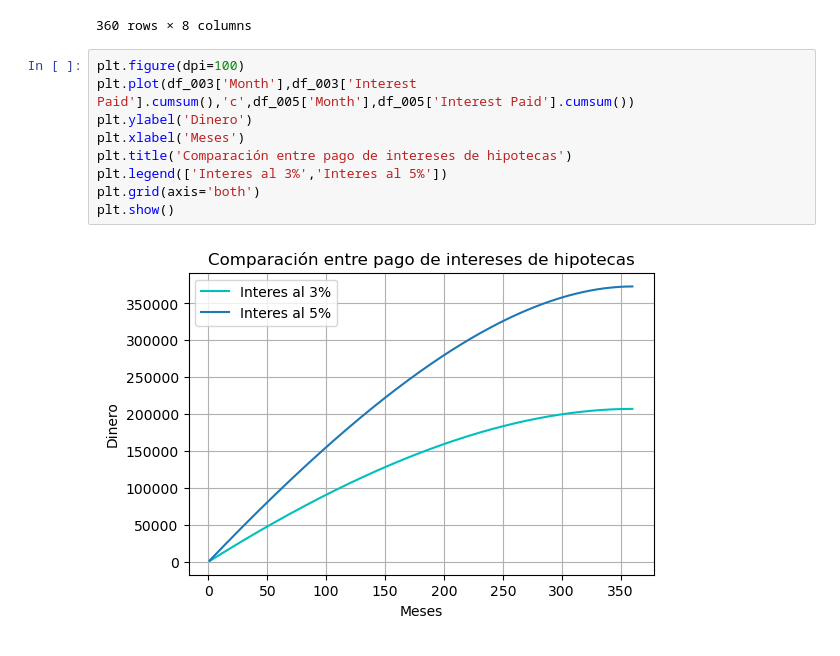
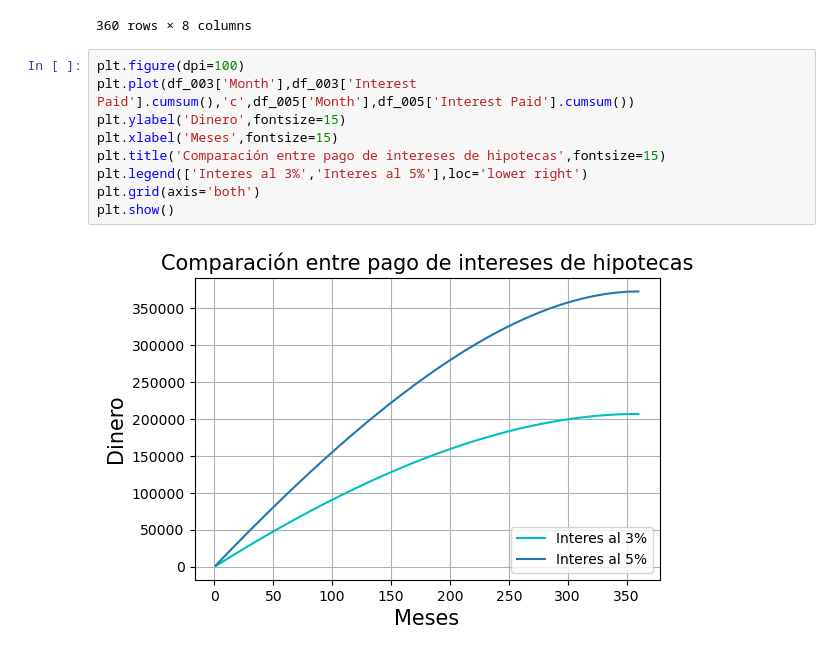
Before and after one commit to Elmatinho/DataScience_Unilever, a Jupyter notebook: Semana_3/Tareas/Grafico_hipotecas_30años.ipynb, the cells around one changed output. Drawn from its saved outputs; the diff is of its cells as text.

```diff
--- a/Semana_3/Tareas/Grafico_hipotecas_30años.ipynb
+++ b/Semana_3/Tareas/Grafico_hipotecas_30años.ipynb
@@ -84,11 +84,11 @@ df_005
 # %%
 plt.figure(dpi=100)
 plt.plot(df_003['Month'],df_003['Interest Paid'].cumsum(),'c',df_005['Month'],df_005['Interest Paid'].cumsum())
-plt.ylabel('Dinero')
-plt.xlabel('Meses')
-plt.title('Comparación entre pago de intereses de hipotecas')
-plt.legend(['Interes al 3%','Interes al 5%'])
+plt.ylabel('Dinero',fontsize=15)
+plt.xlabel('Meses',fontsize=15)
+plt.title('Comparación entre pago de intereses de hipotecas',fontsize=15)
+plt.legend(['Interes al 3%','Interes al 5%'],loc='lower right')
 plt.grid(axis='both')
 plt.show()
 # %% [output]
-[figure, old version]
+[figure, new version]
```
